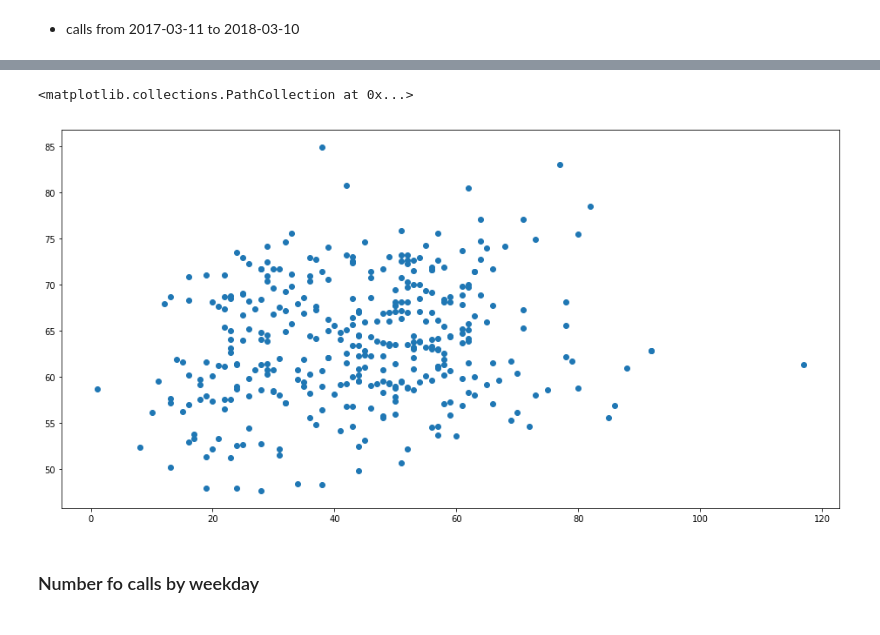
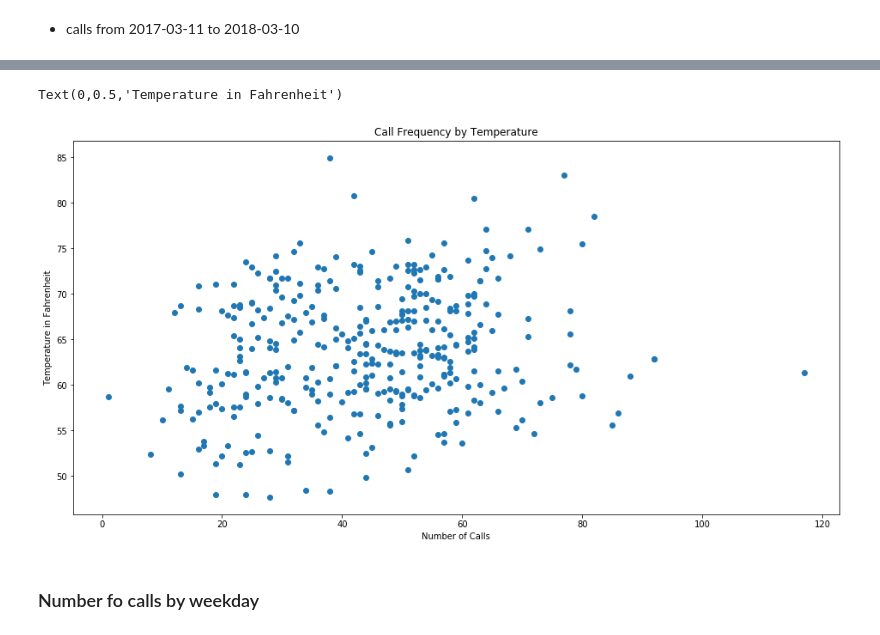
Before and after one commit to farhadOmidvar/311-San-Diego, a Jupyter notebook: notebooks/charts_all.ipynb, the cells around one changed output, grey strips where cells are left out. Cells and saved outputs as stored; diff of their text form; code cells hidden in the pictures.

```diff
--- a/notebooks/charts_all.ipynb
+++ b/notebooks/charts_all.ipynb
@@ -160,9 +121,12 @@ date_311.head()
 # %%
 plt.figure(figsize=[16, 8])
 plt.scatter(date_311['service_request_id'], temp_df['temp_f'])
+plt.title('Call Frequency by Temperature')
+plt.xlabel('Number of Calls')
+plt.ylabel('Temperature in Fahrenheit')
 # %% [output]
-<matplotlib.collections.PathCollection at 0x...>
+Text(0,0.5,'Temperature in Fahrenheit')
-[figure, old version]
+[figure, new version]
 # %% [markdown]
 ### Number fo calls by weekday
 # %%
```
Also changed, not shown: parts of 7 cells of this notebook.
